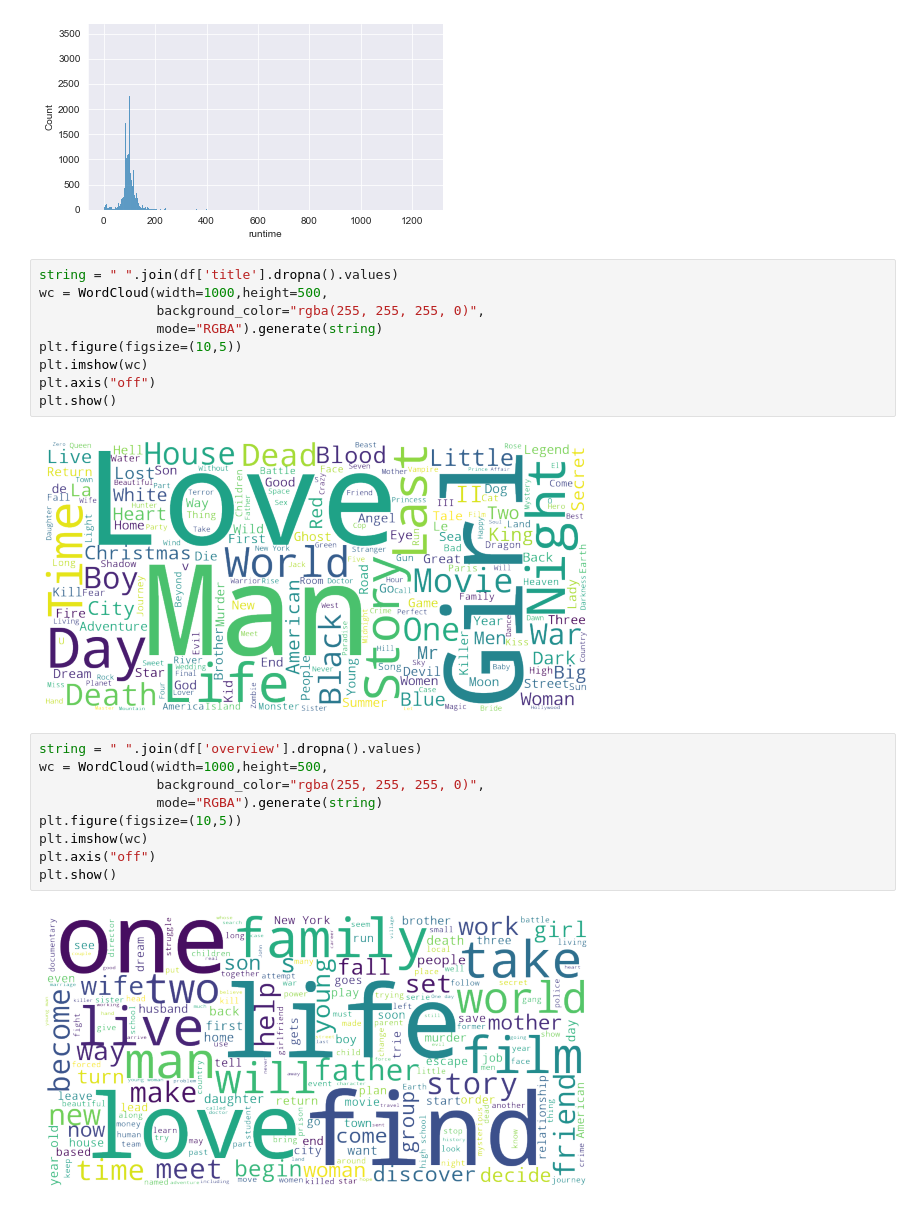
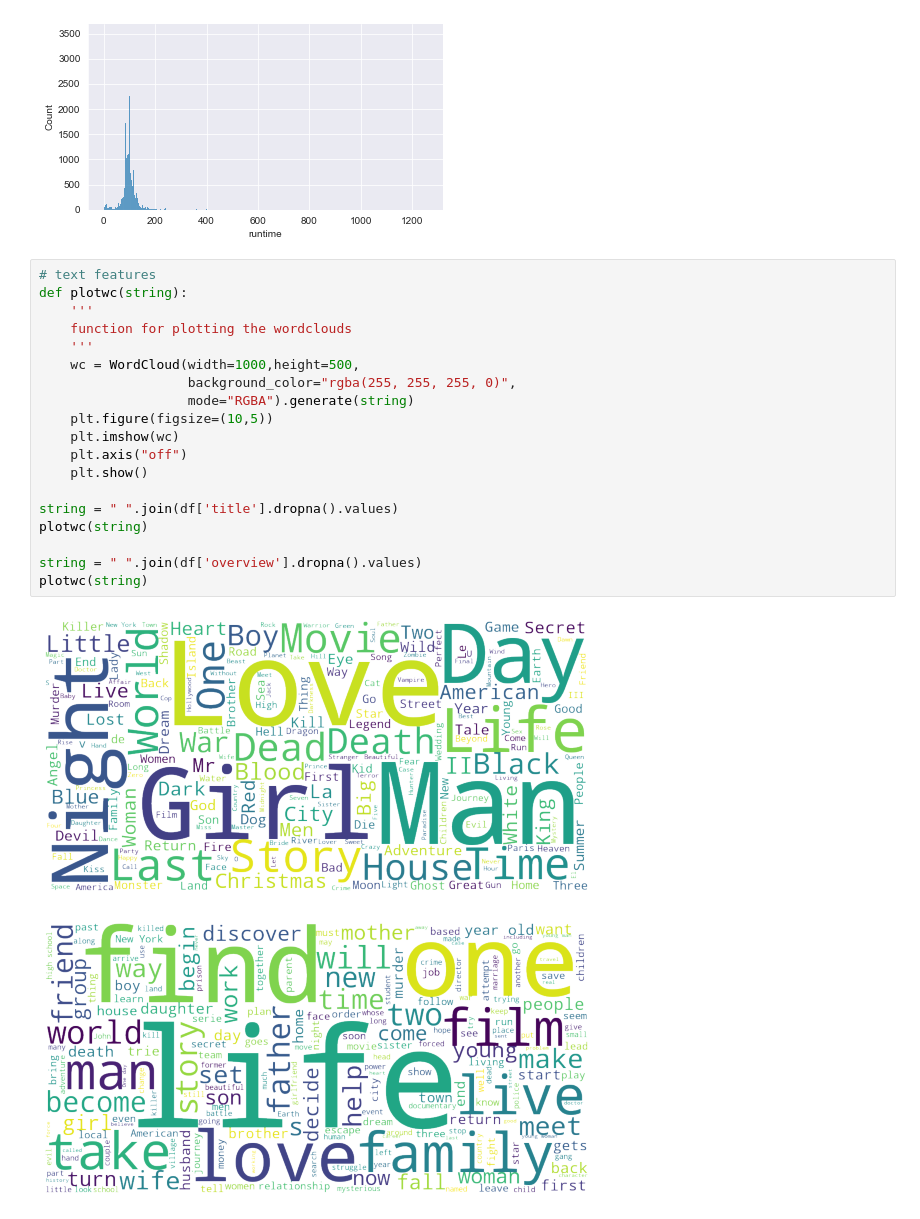
Before and after one commit to yunlintang/EE541_Final_Project, a Jupyter notebook: notebooks/Data_Analysis.ipynb, the cells around one changed output. Cells and saved outputs as stored; diff of their text form.

```diff
--- a/notebooks/Data_Analysis.ipynb
+++ b/notebooks/Data_Analysis.ipynb
@@ -40,25 +42,25 @@ g.fig.set_figheight(3)
 # %% [output]
 [figure]
 [figure]
-# %%
-string = " ".join(df['title'].dropna().values)
-wc = WordCloud(width=1000,height=500,
-               background_color="rgba(255, 255, 255, 0)",
-               mode="RGBA").generate(string)
-plt.figure(figsize=(10,5))
-plt.imshow(wc)
-plt.axis("off")
-plt.show()
-# %% [output]
-[figure, removed]
-# %%
-string = " ".join(df['overview'].dropna().values)
-wc = WordCloud(width=1000,height=500,
-               background_color="rgba(255, 255, 255, 0)",
-               mode="RGBA").generate(string)
-plt.figure(figsize=(10,5))
-plt.imshow(wc)
-plt.axis("off")
-plt.show()
-# %% [output]
-[figure, removed]
+# %%
+# text features
+def plotwc(string):
+    '''
+    function for plotting the wordclouds
+    '''
+    wc = WordCloud(width=1000,height=500,
+                   background_color="rgba(255, 255, 255, 0)",
+                   mode="RGBA").generate(string)
+    plt.figure(figsize=(10,5))
+    plt.imshow(wc)
+    plt.axis("off")
+    plt.show()
+
+string = " ".join(df['title'].dropna().values)
+plotwc(string)
+
+string = " ".join(df['overview'].dropna().values)
+plotwc(string)
+# %% [output]
+[figure, added]
+[figure, added]
```
Also changed, not shown: parts of 4 cells of this notebook.
